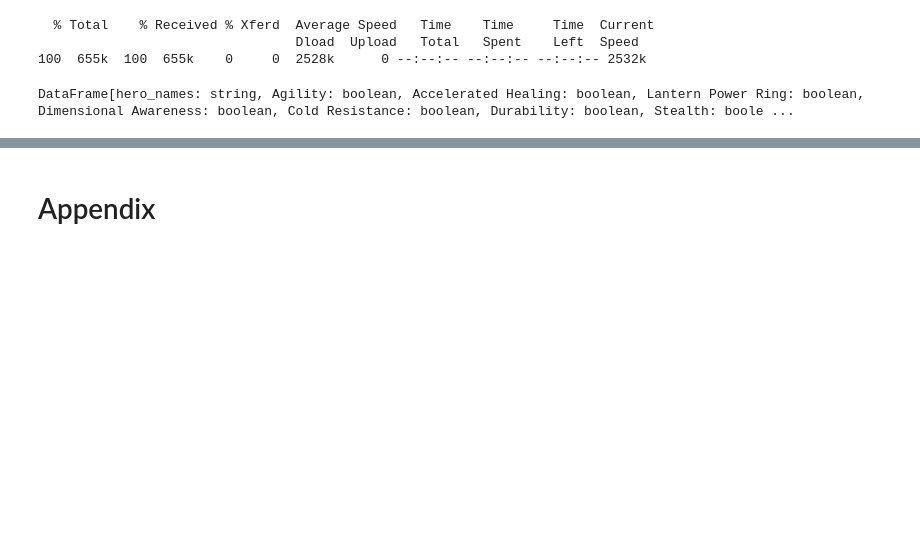
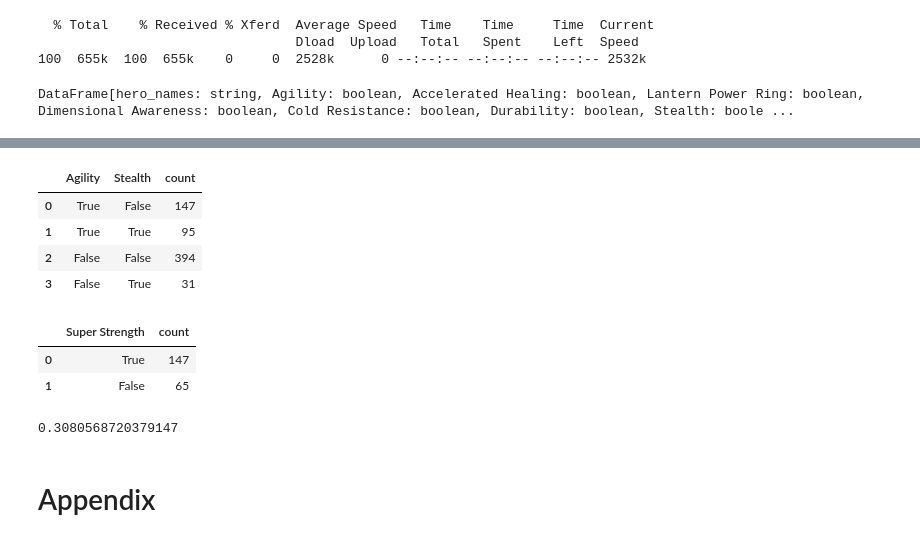
Before and after one commit to laurena1083/3.2-repo, a Jupyter notebook: 6_2_intro_to_pyspark_dataframes.ipynb, the cells around one changed output, grey strips where cells are left out. Saved outputs shown, nothing was run; the diff lists cells and outputs as text; code cells hidden in the pictures; blank space fills up the shorter version.

```diff
--- a/6_2_intro_to_pyspark_dataframes.ipynb
+++ b/6_2_intro_to_pyspark_dataframes.ipynb
@@ -555,8 +564,33 @@ NameError: name 'powers' is not defined
 # %%
 # Q3
 
 (powers
- .groupby('Agility', 'Stealh'))
+ .groupby('Agility', 'Stealth')
+ .count()
+).toPandas()
+# %% [output]
+|  | Agility | Stealth | count |
+| 0 | True | False | 147 |
+| 1 | True | True | 95 |
+| 2 | False | False | 394 |
+| 3 | False | True | 31 |
+# %%
+# Q4
+
+(powers
+ .where(col('Flight'))
+ .groupby('Super Strength')
+ .count()
+).toPandas()
+# %% [output]
+|  | Super Strength | count |
+| 0 | True | 147 |
+| 1 | False | 65 |
+# %%
+(ans4 :=
+  65 / (65 + 146))
+# %% [output]
+0.3080568720379147
 # %% [markdown]
 # Appendix
 # %% [markdown]
```
Also changed, not shown: parts of 5 cells of this notebook.
